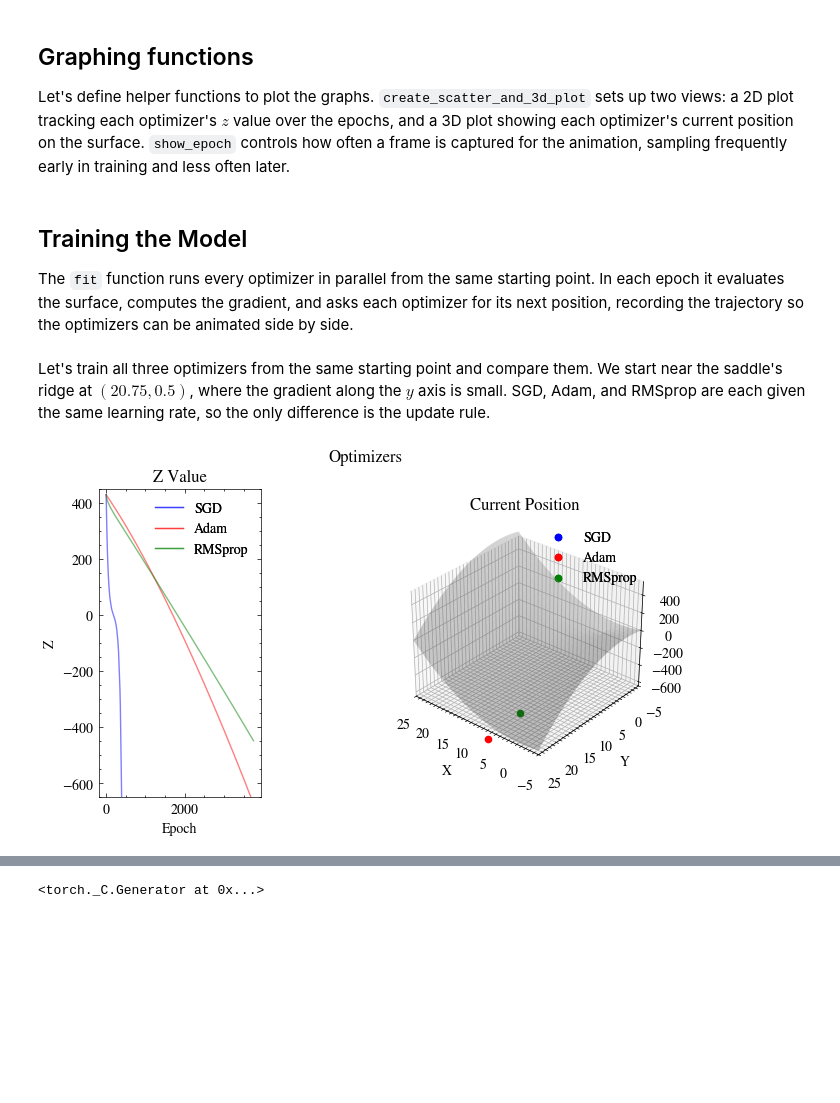
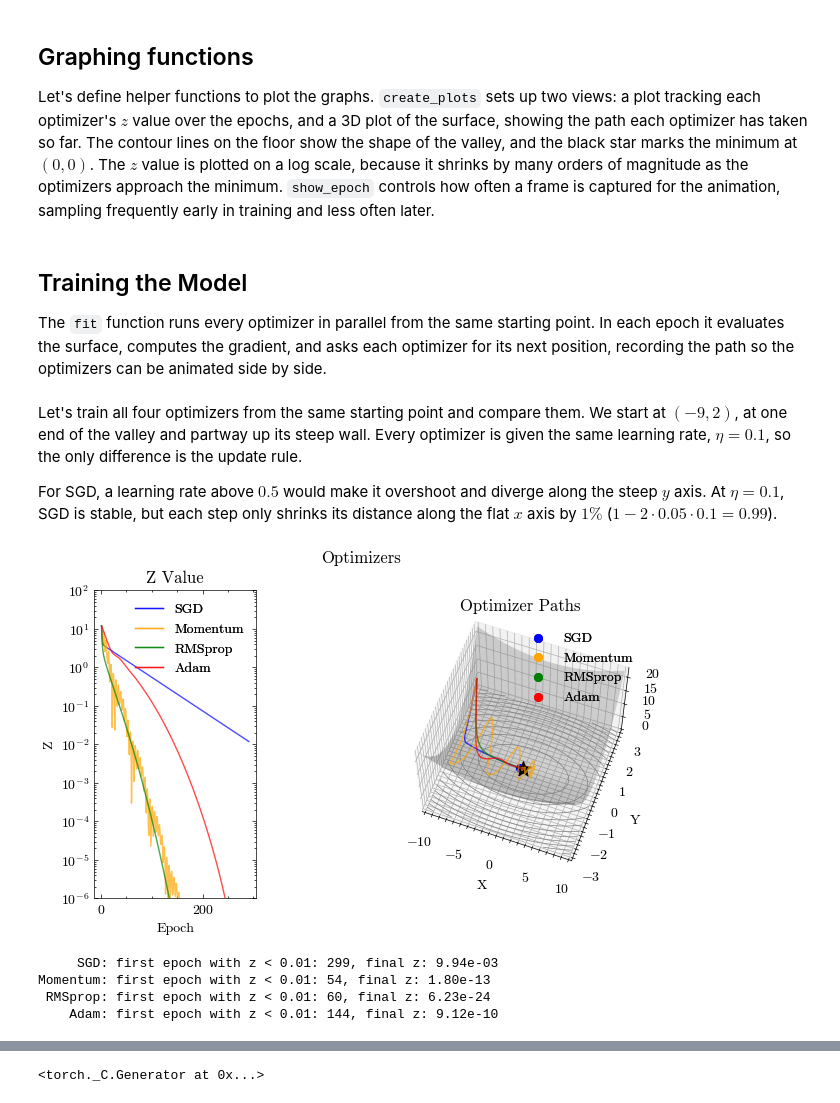
Before and after one commit to gavinkhung/optimizers, a Jupyter notebook: optimizers.ipynb, the cells around one changed output, grey strips where cells are left out. Drawn from its saved outputs; the diff is of its cells as text; code cells hidden in the pictures; blank space fills up the shorter version.

```diff
--- a/optimizers.ipynb
+++ b/optimizers.ipynb
@@ -31,24 +30,24 @@ This is a hyperbolic paraboloid, also known as a saddle. The surface curves upwa
 # %%
 def surface_fn(X, Y):
-    return X**2 - Y**2
+    return 0.05 * X**2 + 2 * Y**2
 
 
 def generate_function(dims, surface_fn):
-    x = np.linspace(-5, 25, dims)
-    y = np.linspace(-5, 25, dims)
+    x = np.linspace(-10, 10, dims)
+    y = np.linspace(-3, 3, dims)
     X, Y = np.meshgrid(x, y)
     Z = surface_fn(X, Y)
 
     return X, Y, Z
 
 
-dims = 25
+dims = 50
 X, Y, Z = generate_function(dims, surface_fn)
 
-# Visualize the Hyperbolic Paraboloid
+# Visualize the elongated bowl
 fig = plt.figure()
 ax = fig.add_subplot(111, projection="3d")
-ax.view_init(30, 130)
+ax.view_init(30, -60)
 
 ax.plot_surface(X, Y, Z, color="grey", alpha=0.4)
 ax.set_xlabel("X")
@@ -142,7 +136,7 @@ Let's implement each optimizer from scratch as a class with a `step` method that
 # %%
 def surface_gradient(pt):
     x, y = pt
-    return np.array([2 * x, -2 * y])
+    return np.array([0.1 * x, 4 * y])
 
 
 class SGD:
@@ -151,6 +145,17 @@ class SGD:
 
     def step(self, params, gradient):
         return params - self.learning_rate * gradient
+
+
+class Momentum:
+    def __init__(self, learning_rate, momentum=0.9):
+        self.learning_rate = learning_rate
+        self.momentum = momentum
+        self.velocity = 0
+
+    def step(self, params, gradient):
+        self.velocity = self.momentum * self.velocity + gradient
+        return params - self.learning_rate * self.velocity
 
 
 class RMSprop:
@@ -185,5 +190,5 @@ class Adam:
 # %% [markdown]
 ## Graphing functions
 
-Let's define helper functions to plot the graphs. `create_scatter_and_3d_plot` sets up two views: a 2D plot tracking each optimizer's $z$ value over the epochs, and a 3D plot showing each optimizer's current position on the surface. `show_epoch` controls how often a frame is captured for the animation, sampling frequently early in training and less often later.
+Let's define helper functions to plot the graphs. `create_plots` sets up two views: a plot tracking each optimizer's $z$ value over the epochs, and a 3D plot of the surface, showing the path each optimizer has taken so far. The contour lines on the floor show the shape of the valley, and the black star marks the minimum at $(0, 0)$. The $z$ value is plotted on a log scale, because it shrinks by many orders of magnitude as the optimizers approach the minimum. `show_epoch` controls how often a frame is captured for the animation, sampling frequently early in training and less often later.
 # %%
@@ -228,6 +265,6 @@ def show_epoch(epoch):
 # %% [markdown]
 ## Training the Model
 
-The `fit` function runs every optimizer in parallel from the same starting point. In each epoch it evaluates the surface, computes the gradient, and asks each optimizer for its next position, recording the trajectory so the optimizers can be animated side by side.
+The `fit` function runs every optimizer in parallel from the same starting point. In each epoch it evaluates the surface, computes the gradient, and asks each optimizer for its next position, recording the path so the optimizers can be animated side by side.
 # %%
 def fit(optimizers, surface_fn, X, Y, Z, initial_pt, epochs, output_filename, colors):
@@ -279,22 +294,29 @@ def fit(optimizers, surface_fn, X, Y, Z, initial_pt, epochs, output_filename, co
 # %% [markdown]
-Let's train all three optimizers from the same starting point and compare them. We start near the saddle's ridge at $(20.75, 0.5)$, where the gradient along the $y$ axis is small. SGD, Adam, and RMSprop are each given the same learning rate, so the only difference is the update rule.
+Let's train all four optimizers from the same starting point and compare them. We start at $(-9, 2)$, at one end of the valley and partway up its steep wall. Every optimizer is given the same learning rate, $\eta = 0.1$, so the only difference is the update rule.
+
+For SGD, a learning rate above $0.5$ would make it overshoot and diverge along the steep $y$ axis. At $\eta = 0.1$, SGD is stable, but each step only shrinks its distance along the flat $x$ axis by $1\%$ ($1 - 2 \cdot 0.05 \cdot 0.1 = 0.99$).
 # %%
-initial_pt = np.array([20.75, 0.5])
+initial_pt = np.array([-9.0, 2.0])
 
-learning_rate = 0.005
-epochs = 4000
+learning_rate = 0.1
+epochs = 300
 
 optimizers = {
     "SGD": SGD(learning_rate),
+    "Momentum": Momentum(learning_rate),
+    "RMSprop": RMSprop(learning_rate),
     "Adam": Adam(learning_rate),
-    "RMSprop": RMSprop(learning_rate),
 }
-colors = ["blue", "red", "green"]
+colors = ["blue", "orange", "green", "red"]
 
 output_filename = "optimizers.gif"
 fit(optimizers, surface_fn, X, Y, Z, initial_pt, epochs, output_filename, colors)
 # %% [output]
-[figure, old version]
+[figure, new version]
+     SGD: first epoch with z < 0.01: 299, final z: 9.94e-03
+Momentum: first epoch with z < 0.01: 54, final z: 1.80e-13
+ RMSprop: first epoch with z < 0.01: 60, final z: 6.23e-24
+    Adam: first epoch with z < 0.01: 144, final z: 9.12e-10
 # %% [markdown]
 ## Output GIF
 
```
Also changed, not shown: parts of 22 cells of this notebook, 3 other files.
